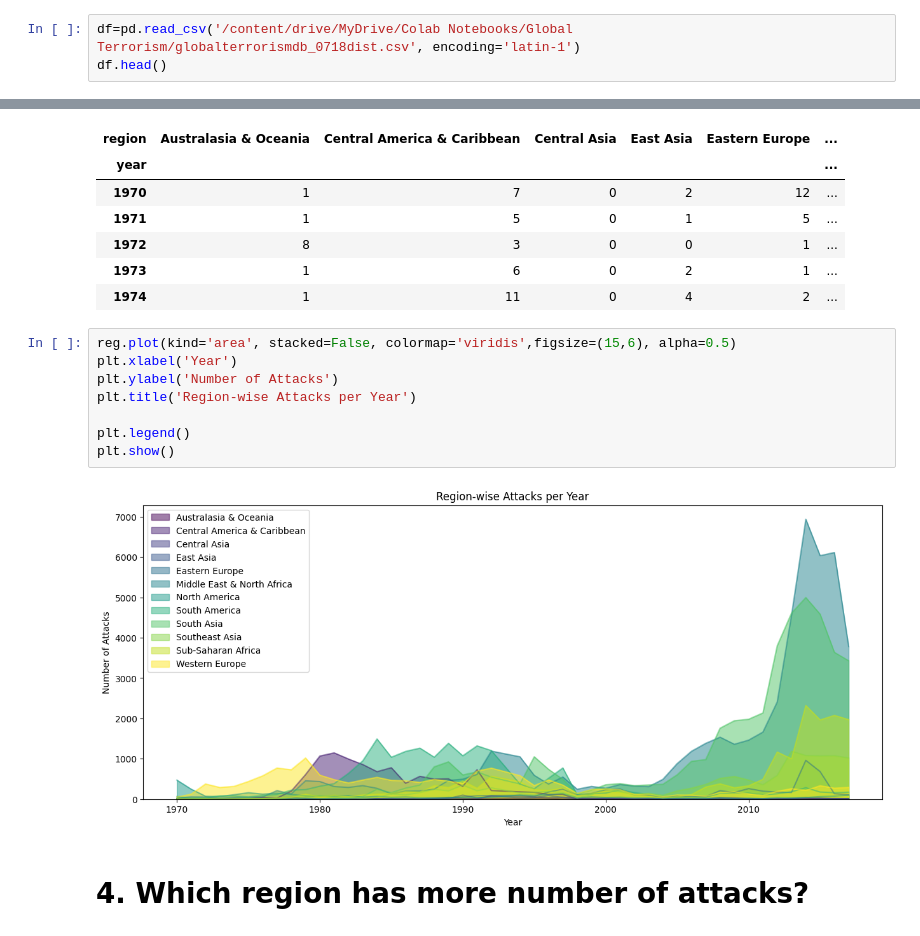
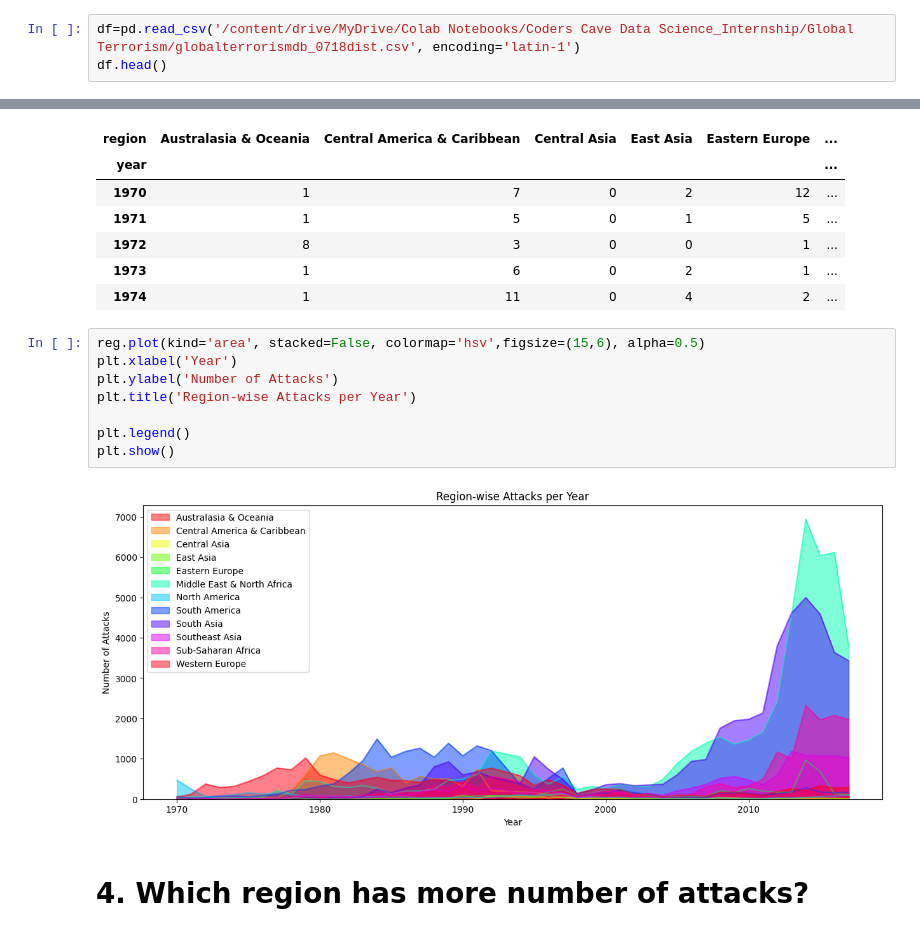
Before and after one commit to BeginnerCoder21/CVIP-Data-Science-Intern, a Jupyter notebook: EDA_Terrorism.ipynb, the cells around one changed output, grey strips where cells are left out. Cells and saved outputs as stored; diff of their text form.

Commit message:
EDA Terrorism

```diff
--- a/EDA_Terrorism.ipynb
+++ b/EDA_Terrorism.ipynb
@@ -11,7 +11,7 @@ import matplotlib.pyplot as plt
 # %% [markdown]
 ## **Reading Dataset**
 # %%
-df=pd.read_csv('/content/drive/MyDrive/Colab Notebooks/Global Terrorism/globalterrorismdb_0718dist.csv', encoding='latin-1')
+df=pd.read_csv('/content/drive/MyDrive/Colab Notebooks/Coders Cave Data Science_Internship/Global Terrorism/globalterrorismdb_0718dist.csv', encoding='latin-1')
 df.head()
 # %% [output]
 |  | eventid | iyear | imonth | iday | approxdate | extended | resolution | country | country_txt | region | ... |
@@ -262,15 +270,15 @@ reg.head()
 | 1973 | 1 | 6 | 0 | 2 | 1 | ... |
 | 1974 | 1 | 11 | 0 | 4 | 2 | ... |
 # %%
-reg.plot(kind='area', stacked=False, colormap='viridis',figsize=(15,6), alpha=0.5)
+reg.plot(kind='area', stacked=False, colormap='hsv',figsize=(15,6), alpha=0.5)
 plt.xlabel('Year')
 plt.ylabel('Number of Attacks')
 plt.title('Region-wise Attacks per Year')
 
 plt.legend()
 plt.show()
 # %% [output]
-[figure, old version]
+[figure, new version]
 # %% [markdown]
 # **4. Which region has more number of attacks?**
 # %%
```
Also changed, not shown: parts of 12 cells of this notebook.
